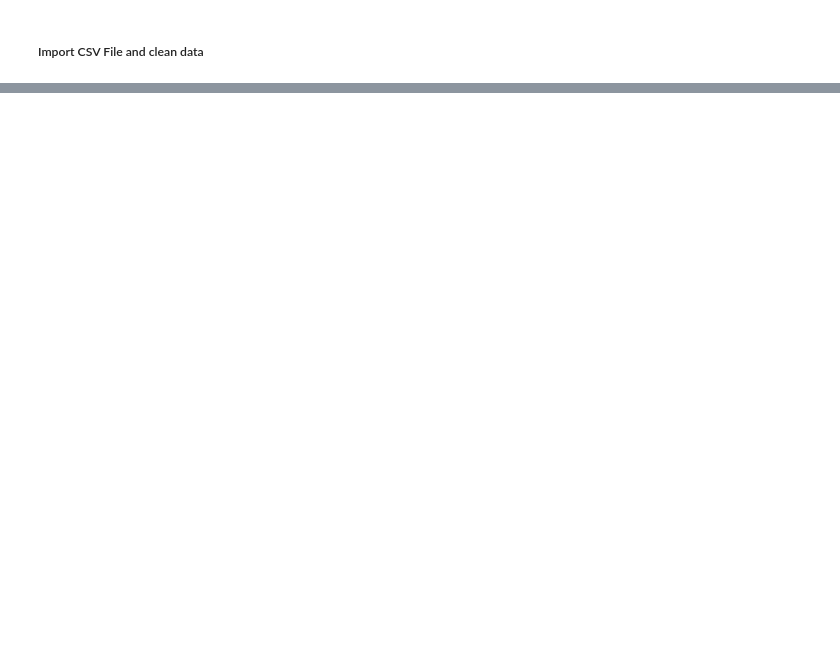
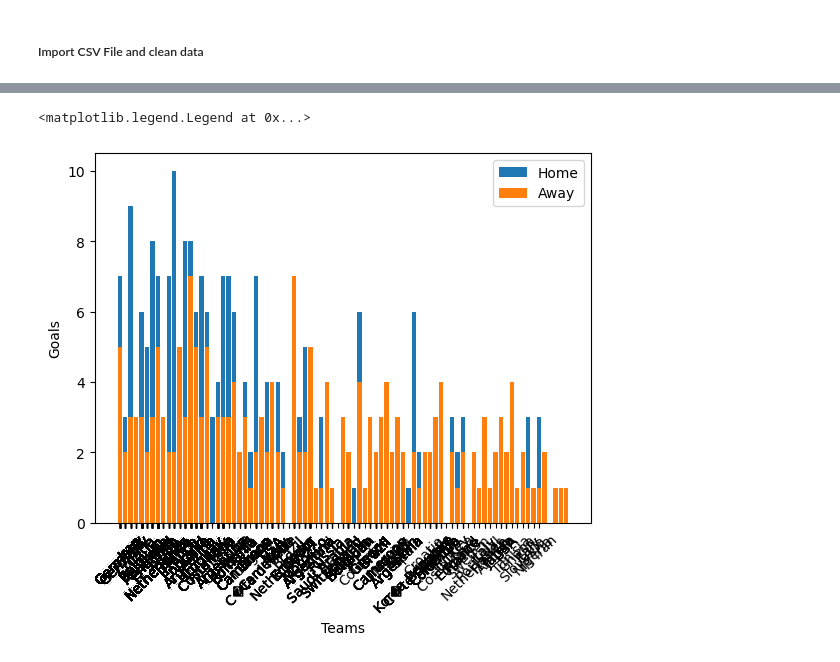
Before and after one commit to jsphotos205/last_of_us, a Jupyter notebook: FIFA/fifa.ipynb, the cells around one changed output, grey strips where cells are left out. Saved outputs shown, nothing was run; the diff lists cells and outputs as text; code cells hidden in the pictures; blank space fills up the shorter version.

```diff
--- a/FIFA/fifa.ipynb
+++ b/FIFA/fifa.ipynb
@@ -32,3 +48,13 @@ away_final_goals = df_cleaned['Away Team Goals']
 referee = df_cleaned['Referee']
 referee_assistant_one = df_cleaned['Assistant 1']
 referee_assistant_two = df_cleaned['Assistant 2']
+# %%
+plt.bar(home_team, home_final_goals, label='Home')
+plt.bar(away_team, away_final_goals, label='Away')
+plt.xlabel('Teams')
+plt.ylabel('Goals')
+plt.xticks(home_team,away_team, rotation=45)
+plt.legend()
+# %% [output]
+<matplotlib.legend.Legend at 0x...>
+[figure, added]
```
Also changed, not shown: parts of 1 cell of this notebook, 3 other files.
